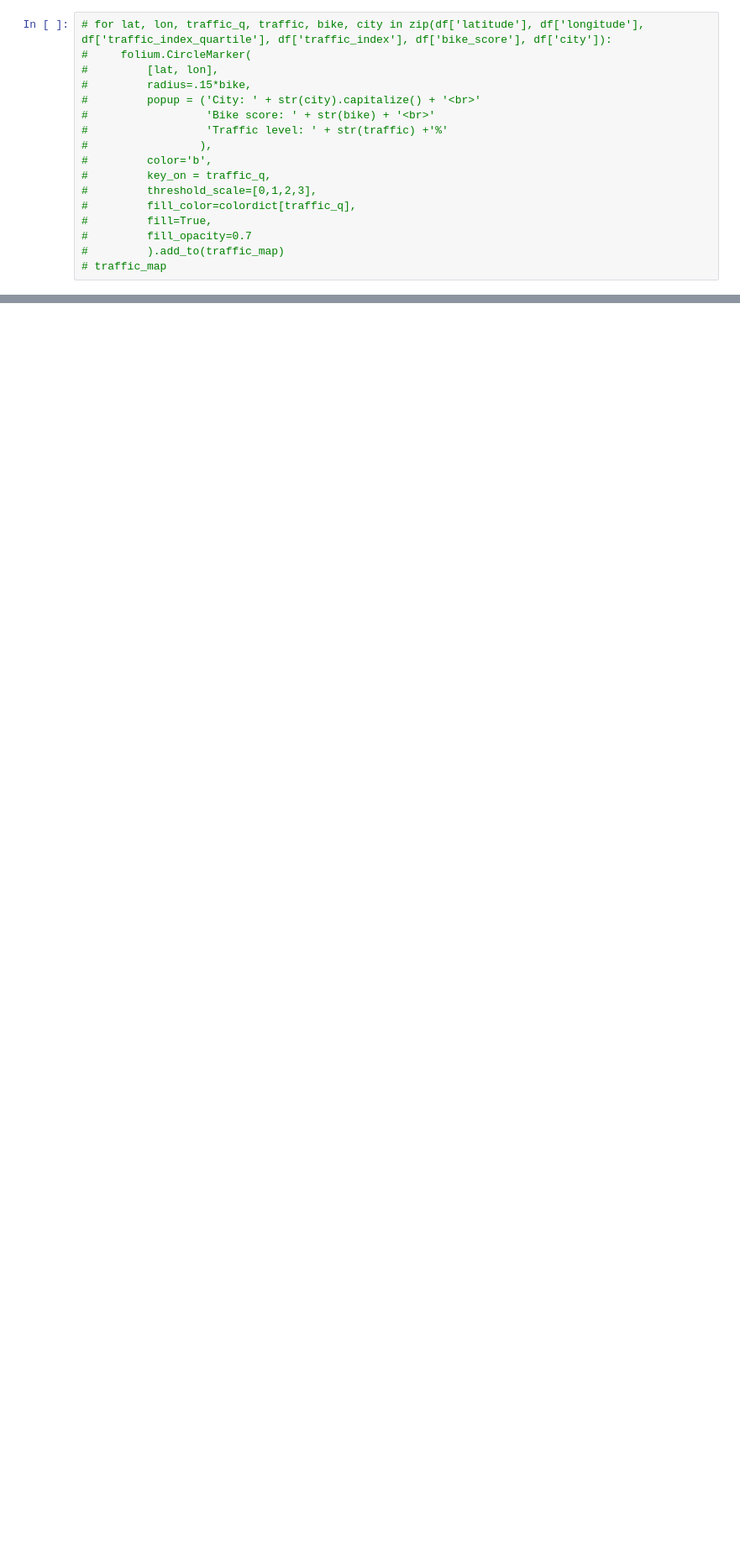
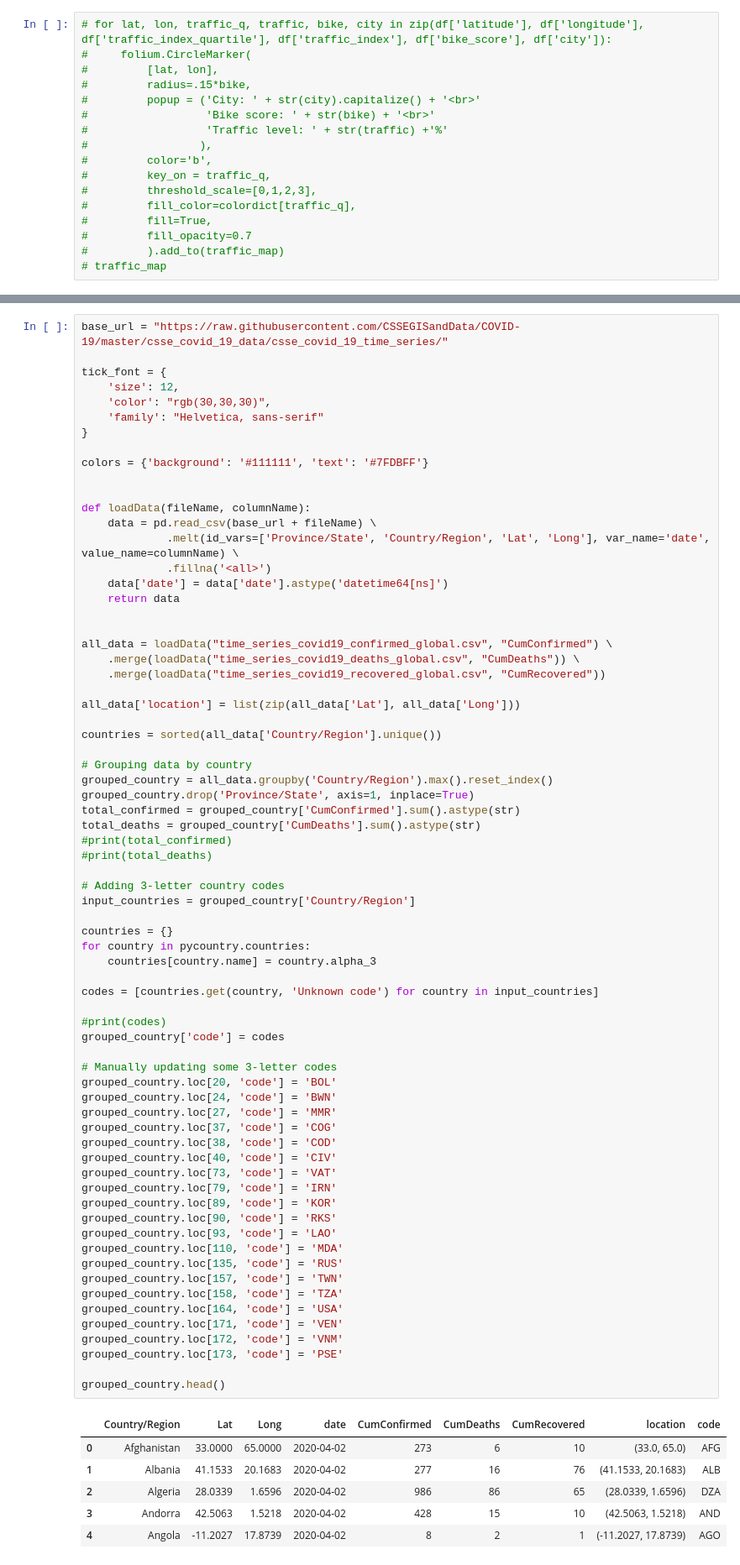
Before and after one commit to tiroger/coronavirus-tracker, a Jupyter notebook: folium_map.ipynb, the cells around one changed output, grey strips where cells are left out. Shown at 84% size. Drawn from its saved outputs; the diff is of its cells as text; blank space fills up the shorter version.

```diff
--- a/folium_map.ipynb
+++ b/folium_map.ipynb
@@ -157,0 +516,77 @@ m
+# %%
+base_url = "https://raw.githubusercontent.com/CSSEGISandData/COVID-19/master/csse_covid_19_data/csse_covid_19_time_series/"
+
+tick_font = {
+    'size': 12,
+    'color': "rgb(30,30,30)",
+    'family': "Helvetica, sans-serif"
+}
+
+colors = {'background': '#111111', 'text': '#7FDBFF'}
+
+
+def loadData(fileName, columnName):
+    data = pd.read_csv(base_url + fileName) \
+             .melt(id_vars=['Province/State', 'Country/Region', 'Lat', 'Long'], var_name='date', value_name=columnName) \
+             .fillna('<all>')
+    data['date'] = data['date'].astype('datetime64[ns]')
+    return data
+
+
+all_data = loadData("time_series_covid19_confirmed_global.csv", "CumConfirmed") \
+    .merge(loadData("time_series_covid19_deaths_global.csv", "CumDeaths")) \
+    .merge(loadData("time_series_covid19_recovered_global.csv", "CumRecovered"))
+
+all_data['location'] = list(zip(all_data['Lat'], all_data['Long']))
+
+countries = sorted(all_data['Country/Region'].unique())
+
+# Grouping data by country
+grouped_country = all_data.groupby('Country/Region').max().reset_index()
+grouped_country.drop('Province/State', axis=1, inplace=True)
+total_confirmed = grouped_country['CumConfirmed'].sum().astype(str)
+total_deaths = grouped_country['CumDeaths'].sum().astype(str)
+#print(total_confirmed)
+#print(total_deaths)
+
+# Adding 3-letter country codes
+input_countries = grouped_country['Country/Region']
+
+countries = {}
+for country in pycountry.countries:
+    countries[country.name] = country.alpha_3
+
+codes = [countries.get(country, 'Unknown code') for country in input_countries]
+
+#print(codes)
+grouped_country['code'] = codes
+
+# Manually updating some 3-letter codes
+grouped_country.loc[20, 'code'] = 'BOL'
+grouped_country.loc[24, 'code'] = 'BWN'
+grouped_country.loc[27, 'code'] = 'MMR'
+grouped_country.loc[37, 'code'] = 'COG'
+grouped_country.loc[38, 'code'] = 'COD'
+grouped_country.loc[40, 'code'] = 'CIV'
+grouped_country.loc[73, 'code'] = 'VAT'
+grouped_country.loc[79, 'code'] = 'IRN'
+grouped_country.loc[89, 'code'] = 'KOR'
+grouped_country.loc[90, 'code'] = 'RKS'
+grouped_country.loc[93, 'code'] = 'LAO'
+grouped_country.loc[110, 'code'] = 'MDA'
+grouped_country.loc[135, 'code'] = 'RUS'
+grouped_country.loc[157, 'code'] = 'TWN'
+grouped_country.loc[158, 'code'] = 'TZA'
+grouped_country.loc[164, 'code'] = 'USA'
+grouped_country.loc[171, 'code'] = 'VEN'
+grouped_country.loc[172, 'code'] = 'VNM'
+grouped_country.loc[173, 'code'] = 'PSE'
+
+grouped_country.head()
+# %% [output]
+|  | Country/Region | Lat | Long | date | CumConfirmed | CumDeaths | CumRecovered | location | code |
+| 0 | Afghanistan | 33.0000 | 65.0000 | 2020-04-02 | 273 | 6 | 10 | (33.0, 65.0) | AFG |
+| 1 | Albania | 41.1533 | 20.1683 | 2020-04-02 | 277 | 16 | 76 | (41.1533, 20.1683) | ALB |
+| 2 | Algeria | 28.0339 | 1.6596 | 2020-04-02 | 986 | 86 | 65 | (28.0339, 1.6596) | DZA |
+| 3 | Andorra | 42.5063 | 1.5218 | 2020-04-02 | 428 | 15 | 10 | (42.5063, 1.5218) | AND |
+| 4 | Angola | -11.2027 | 17.8739 | 2020-04-02 | 8 | 2 | 1 | (-11.2027, 17.8739) | AGO |
```
Also changed, not shown: parts of 31 cells of this notebook, 2 other files.
